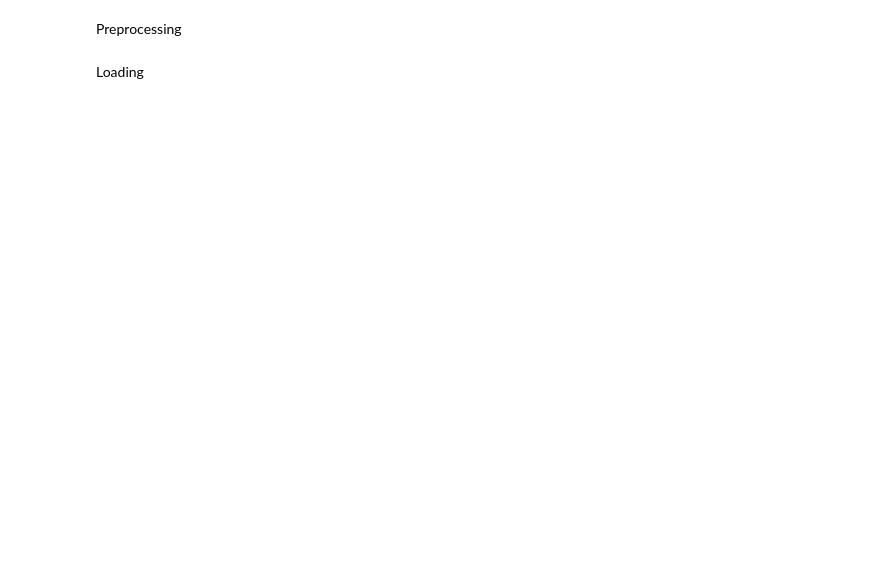
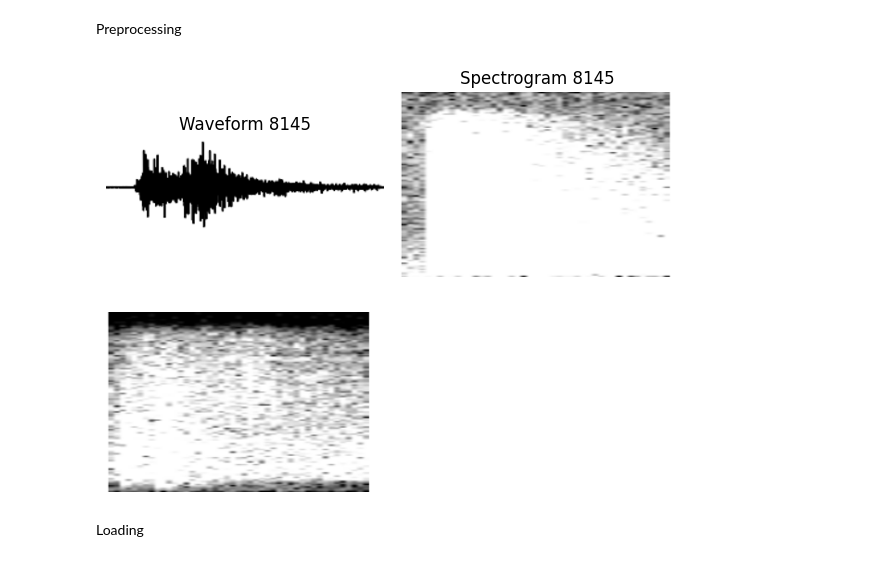
Before and after one commit to glimeuxe/quake, a Jupyter notebook: main.ipynb, the cells around one changed output. Cells and saved outputs as stored; diff of their text form; code cells hidden in the pictures; blank space fills up the shorter version.

```diff
--- a/main.ipynb
+++ b/main.ipynb
@@ -87,34 +91,37 @@ def visualise_data(num_samples=1):
 		axes[i1][0].axis("off")
 		axes[i1][1].imshow(spectrogram_images[i2])
 		axes[i1][1].set_title(f"Spectrogram {i2}")
 		axes[i1][1].axis("off")
 	plt.tight_layout()
 	plt.show()
 
 visualise_data()
 
 def visualise_raw_data(num_samples=1):
 	"""Randomly selects and plots a raw spectrogram image."""
 	# Load raw spectrogram model inputs
 	spectrogram_images = np.load(os.path.join(PRODUCTION_DATASET_PATH, f"spectrogram_images_{SUBSAMPLE_SIZE}.npy"))
 
 	# Select random samples
 	indices = np.random.choice(len(spectrogram_images), num_samples, replace=False)
 
 	# Plot images
 	fig, axes = plt.subplots(1, num_samples, figsize=(num_samples * 3, 3))
 	if num_samples == 1:
 		axes = [axes]
 
 	for ax, idx in zip(axes, indices):
 		img = spectrogram_images[idx]
 		ax.imshow(img)
 		ax.axis("off")
 
 	plt.tight_layout()
 	plt.show()
 
-# visualise_raw_data()
+visualise_raw_data()
+# %% [output]
+[figure, added]
+[figure, added]
 # %% [markdown]
 Loading
 # %%
```
Also changed, not shown: parts of 7 cells of this notebook, 1 other file.
